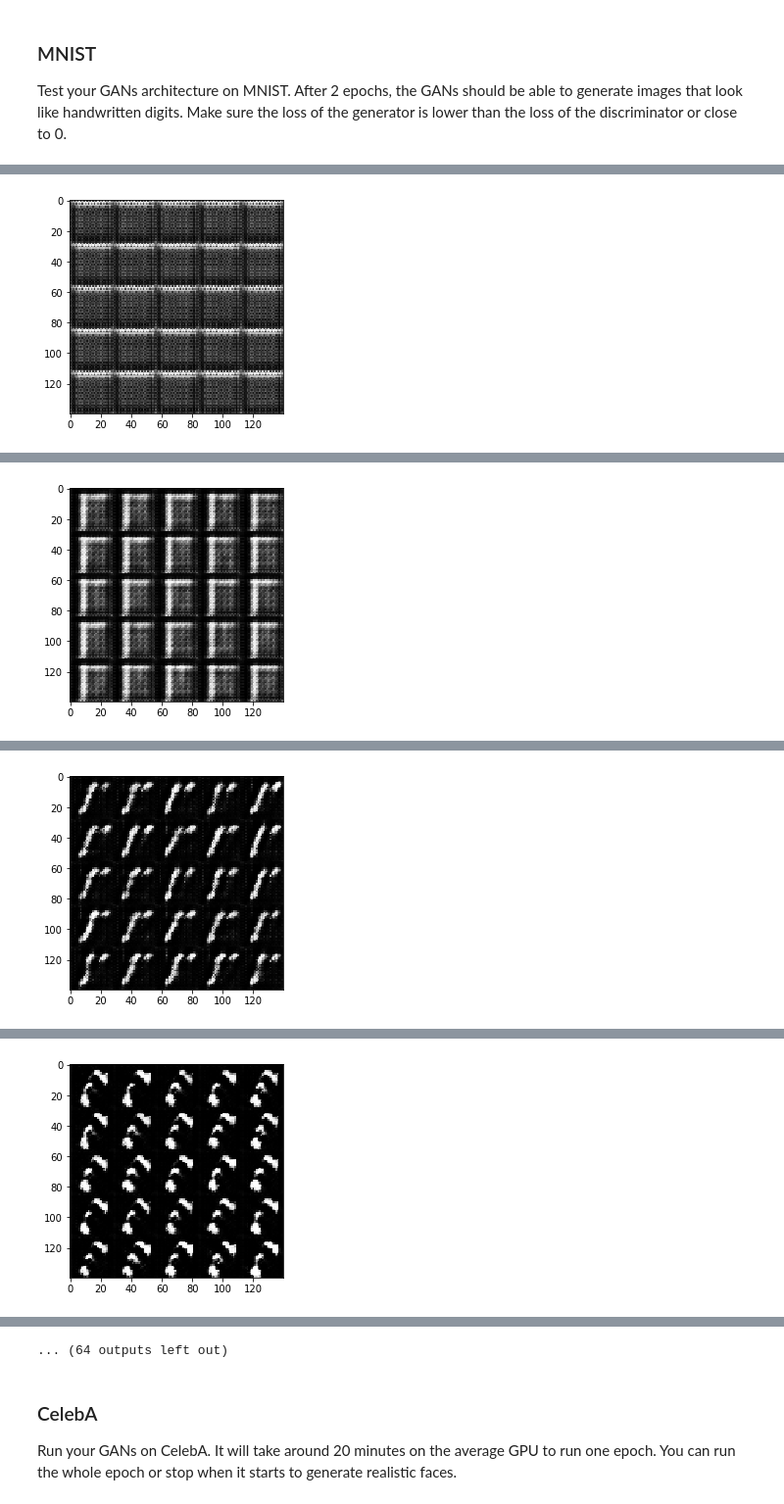
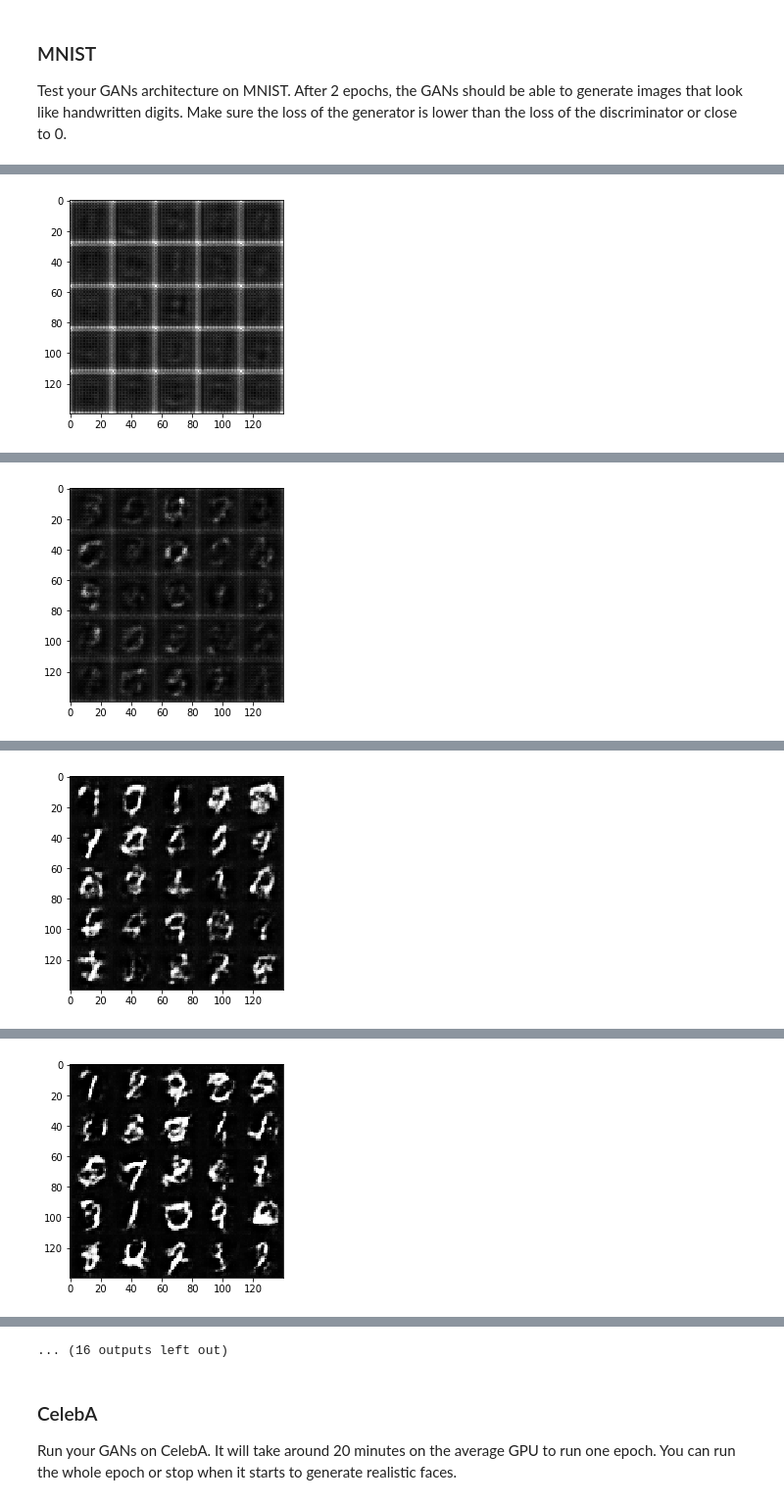
Before and after one commit to DestrinStorm/deep-learning, a Jupyter notebook: face_generation/dlnd_face_generation.ipynb, the cells around one changed output, grey strips where cells are left out. Shown at 98% size. Drawn from its saved outputs; the diff is of its cells as text; code cells hidden in the pictures.

```diff
--- a/face_generation/dlnd_face_generation.ipynb
+++ b/face_generation/dlnd_face_generation.ipynb
@@ -119,9 +119,9 @@ def model_inputs(image_width, image_height, image_channels, z_dim):
     """
     inputs_real = tf.placeholder(tf.float32, (None, image_width, image_height, image_channels), name='inputs_real')
     inputs_z = tf.placeholder(tf.float32, (None, z_dim), name='inputs_z')
-    learn_rate = tf.placeholder(tf.float32, (None), name='learn_rate')
+    learn_rate = tf.placeholder(tf.float32, name='learn_rate')
 
-    return (inputs_real, inputs_z, learn_rate)
+    return inputs_real, inputs_z, learn_rate
 
 
 """
@@ -159,7 +159,7 @@ def discriminator(images, reuse=False):
         # 4x4x256
 
         # Flatten it
-        flat = tf.reshape(relu1, (-1, 4*4*256))
+        flat = tf.reshape(relu3, (-1, 4*4*256))
         logits = tf.layers.dense(flat, 1)
         out = tf.sigmoid(logits)
 
@@ -351,7 +351,6 @@ def train(epoch_count, batch_size, z_dim, learning_rate, beta1, get_batches, dat
     :param data_image_mode: The image mode to use for images ("RGB" or "L")
     """
     net = GAN(data_shape[1:4], z_dim, learning_rate, beta1)
-    saver = tf.train.Saver()
     print_every = 100
     steps = 0
     n_images = 25
@@ -370,7 +369,6 @@ def train(epoch_count, batch_size, z_dim, learning_rate, beta1, get_batches, dat
                 _ = sess.run(net.g_opt, feed_dict={net.input_z: batch_z, net.input_real: batch_images})
 
                 if steps % 10 == 0:
-                    # At the end of each epoch, get the losses and print them out
                     train_loss_d = net.d_loss.eval({net.input_z: batch_z, net.input_real: batch_images})
                     train_loss_g = net.g_loss.eval({net.input_z: batch_z})
 
@@ -380,13 +378,14 @@ def train(epoch_count, batch_size, z_dim, learning_rate, beta1, get_batches, dat
 
                 if steps % print_every == 0:
                     show_generator_output(sess, n_images, net.input_z, data_shape[3], data_image_mode)
-
-        saver.save(sess, './checkpoints/generator.ckpt')
+            print('End Epoch '+str(epoch_i+1))
+        show_generator_output(sess, n_images, net.input_z, data_shape[3], data_image_mode)
+    print('Ending run')
 # %% [markdown]
 ### MNIST
 Test your GANs architecture on MNIST.  After 2 epochs, the GANs should be able to generate images that look like handwritten digits.  Make sure the loss of the generator is lower than the loss of the discriminator or close to 0.
 # %%
-batch_size = 32
+batch_size = 100
 z_dim = 100
 learning_rate = 0.0002
 beta1 = 0.5
@@ -415 +414 @@ Epoch 1/2... Discriminator Loss: 1.3691... Generator Loss: 0.6385
-[figure, old version]
+[figure, new version]
@@ -426 +425 @@ Epoch 1/2... Discriminator Loss: 1.3837... Generator Loss: 0.6549
-[figure, old version]
+[figure, new version]
@@ -437 +436 @@ Epoch 1/2... Discriminator Loss: 1.3931... Generator Loss: 0.6837
-[figure, old version]
+[figure, new version]
@@ -448 +447 @@ Epoch 1/2... Discriminator Loss: 1.3890... Generator Loss: 0.6760
-[figure, old version]
+[figure, new version]
@@ -471,4 +470,4 @@ Epoch 1/2... Discriminator Loss: 1.3911... Generator Loss: 0.6839
-... (64 outputs left out)
+... (16 outputs left out)
 # %% [markdown]
 ### CelebA
 Run your GANs on CelebA.  It will take around 20 minutes on the average GPU to run one epoch.  You can run the whole epoch or stop when it starts to generate realistic faces.
```
Also changed, not shown: parts of 3 cells of this notebook.
